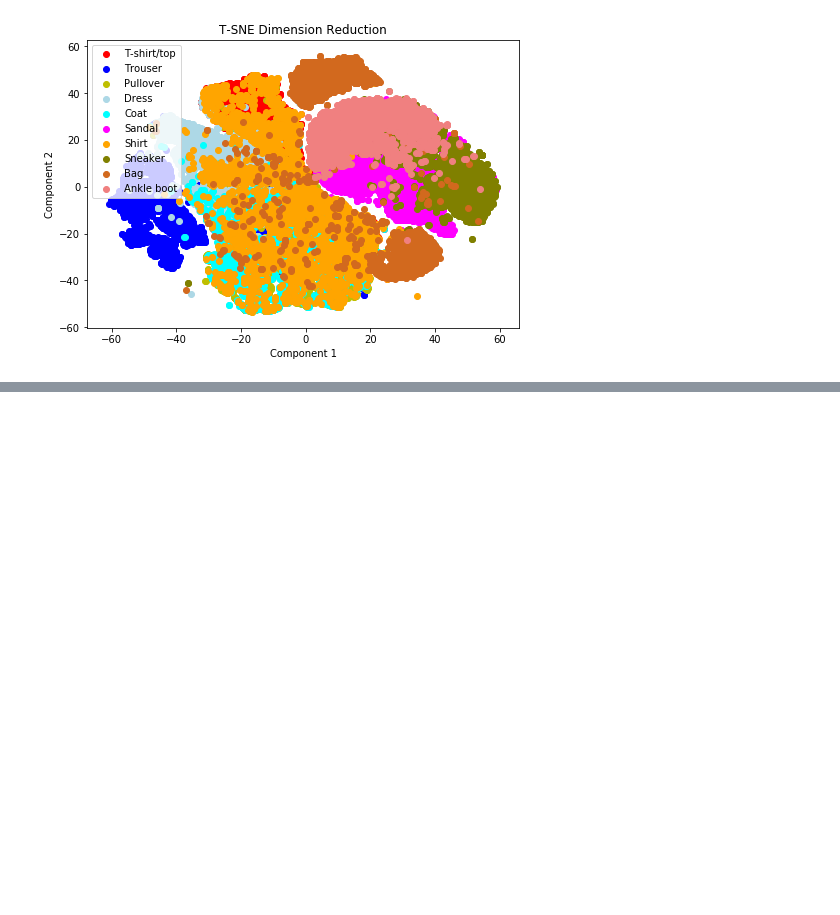
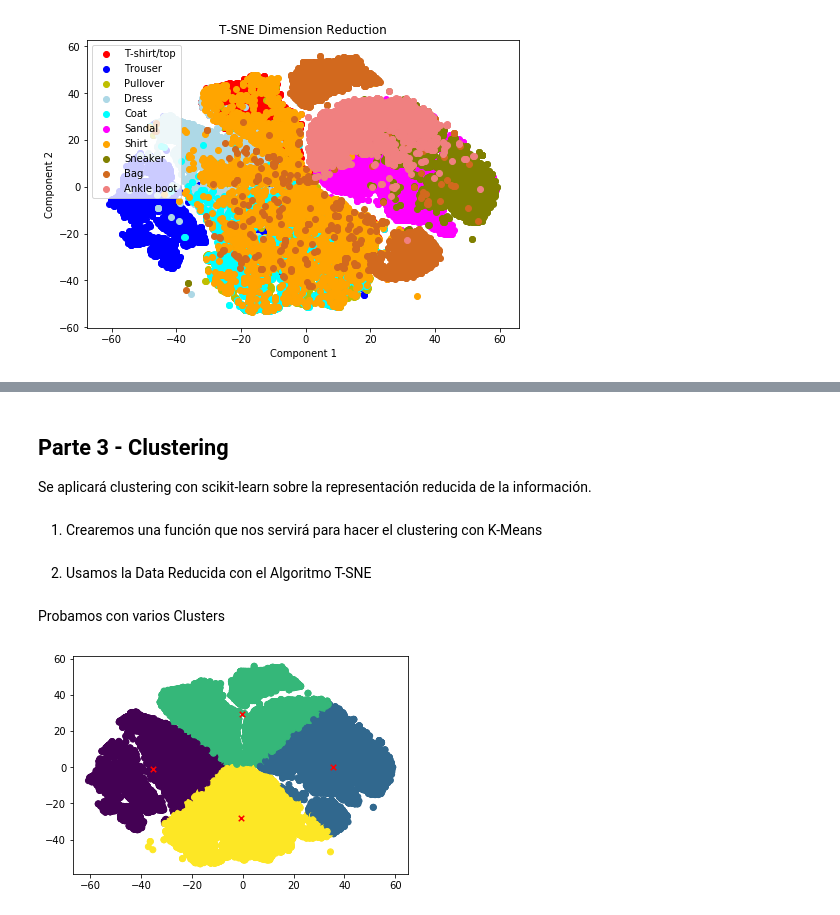
Before and after one commit to jonathanDeLeonGES/jupyterNotebooks, a Jupyter notebook: Practica 2- Reducción de Dimensionalidad.ipynb, the cells around one changed output, grey strips where cells are left out. Drawn from its saved outputs; the diff is of its cells as text; code cells hidden in the pictures; blank space fills up the shorter version.

Commit message:
Agregar Clustering y Conclusiones Finales

```diff
--- a/Practica 2- Reducción de Dimensionalidad.ipynb
+++ b/Practica 2- Reducción de Dimensionalidad.ipynb
@@ -181,0 +191,31 @@ plt.show()
+# %% [markdown]
+## Parte 3 - Clustering
+
+Se aplicará clustering con scikit-learn sobre la representación reducida de la información.
+# %% [markdown]
+1. Crearemos una función que nos servirá para hacer el clustering con K-Means
+# %%
+from sklearn.cluster import KMeans
+
+def entrenamientoKMeans(X, K,show=True):
+    # Entrenamos el modelo con la data recibida
+    kmeans = KMeans(n_clusters=K).fit(X)
+    # Asignamos las etiquetas a la información recibida
+    labels = kmeans.predict(X)
+
+    centroides = kmeans.cluster_centers_
+
+    #Mostramos en una grafica como queda la distribución
+    if show==True:
+        plt.scatter(X[:,0],X[:,1], c=labels)
+        plt.scatter(centroides[:, 0], centroides[:, 1], s=30,marker='x',c='r')
+        #Mostramos la grafica
+        plt.show()
+# %% [markdown]
+2. Usamos la Data Reducida con el Algoritmo T-SNE
+# %% [markdown]
+Probamos con varios Clusters
+# %%
+entrenamientoKMeans(TSNE_components, 4,show=True)
+# %% [output]
+[figure, added]
```
Also changed, not shown: parts of 6 cells of this notebook.
